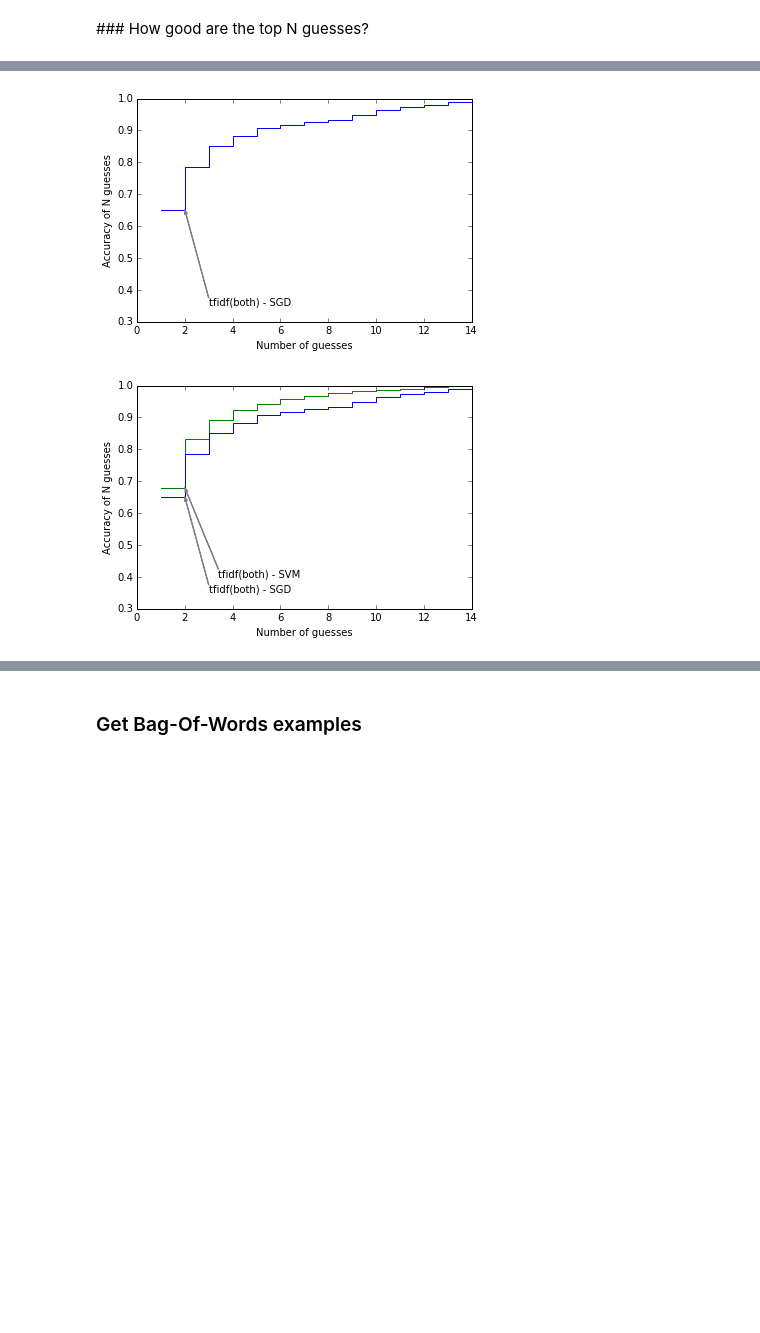
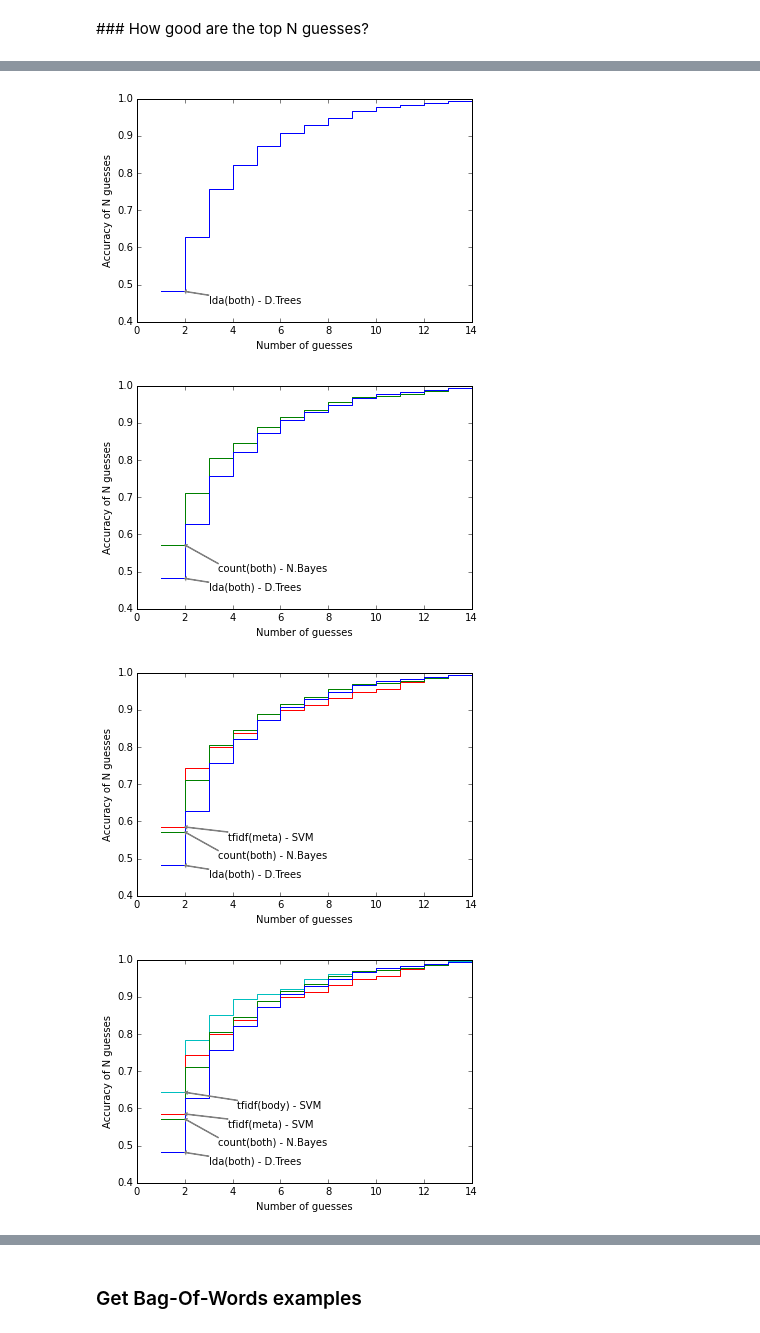
Before and after one commit to comp6028team17/gensim_testing, a Jupyter notebook: pipeline_union.ipynb, the cells around one changed output, grey strips where cells are left out. Drawn from its saved outputs; the diff is of its cells as text; code cells hidden in the pictures; blank space fills up the shorter version.

```diff
--- a/pipeline_union.ipynb
+++ b/pipeline_union.ipynb
@@ -46,9 +49,9 @@ X = zip(list(corpus), list(meta_corpus), merged_corpus)
 # Link topics to URLs
 meta = list(zip(dmoz_data['urls'], dmoz_data['dmoz_categories']))
 # Encode class labels
-classes, top_categories, dmoz_encoder = datastuff.encode_dmoz_categories(dmoz_data['dmoz_categories'])
+classes, top_categories, dmoz_encoder = datastuff.encode_dmoz_categories(dmoz_data['dmoz_categories'], 0)
 
-
+print max(classes)
 
 
 verbosity = 0
@@ -242,18 +274,22 @@ for c in range(14):
 # %%
 X_train, X_test, y_train, y_test, ind_train, ind_test = datastuff.tt_split(X, classes, test_size = 0.25)
 clfs = [
-     pipelines.make_classifier(dictionary, feature='tfidf', classifier = 'svc'),
-     pipelines.make_classifier(dictionary, feature='tfidf', classifier = 'sgd'),
-#     pipelines.make_classifier(dictionary, feature='count', classifier = 'svc'),
-#     pipelines.make_classifier(dictionary, feature='lda', classifier = 'svc'),
-#     pipelines.make_classifier(dictionary, feature='tfidf', classifier = 'trees'),
-#     pipelines.make_classifier(dictionary, feature='count', classifier = 'trees'),
-#     pipelines.make_classifier(dictionary, feature='lda', classifier = 'trees'),
-#     pipelines.make_classifier(dictionary, feature='tfidf', classifier = 'nb'),
-#     pipelines.make_classifier(dictionary, feature='count', classifier = 'nb'),
-#     pipelines.make_classifier(dictionary, feature='lda', classifier = 'nb'),
+    pipelines.make_classifier(dictionary, feature='tfidf', classifier = 'svc'),
+    pipelines.make_classifier(dictionary, feature='tfidf', classifier = 'svc', corp_type='body'),
+    pipelines.make_classifier(dictionary, feature='tfidf', classifier = 'svc', corp_type='meta'),
+
+    pipelines.make_classifier(dictionary, feature='tfidf', classifier = 'sgd'),
+    pipelines.make_classifier(dictionary, feature='count', classifier = 'nb'),
+
+    pipelines.make_classifier(dictionary, feature='lda', classifier = 'trees'),
 ]
 
+
+
+#      pipelines.make_classifier(dictionary, feature='lda', classifier = 'trees'),
+#      pipelines.make_classifier(dictionary, feature='tfidf', classifier = 'nb'),
+#      pipelines.make_classifier(dictionary, feature='count', classifier = 'nb'),
+#      pipelines.make_classifier(dictionary, feature='lda', classifier = 'nb'),
 # clfs = [
 #     pipelines.make_classifier(dictionary, corp_type='body'),
 #     pipelines.make_classifier(dictionary, corp_type='meta'),
@@ -277,25 +317,27 @@ Testing "tfidf(both) - SGD" classifier
 # %%
 colors = ['b','g','r','c','y','k', 'lightsalmon', 'orange', 'orchid']
 
 for i in range(len(clfs)):
     f = plt.figure()
     lines = [
         plt.step(range(1, len(accuracies[j])+1),accuracies[j], c = colors[j], where='post')[0]
         for j in range(i, -1, -1)
     ]
-    plt.ylim((0.3, 1))
+    plt.ylim((0.4, 1))
     plt.xlim(0, len(accuracies[0]))
     plt.ylabel('Accuracy of N guesses')
     plt.xlabel('Number of guesses')
     for a, c, i in zip(accuracies, clfs, range(len(accuracies[0])))[:i+1]:
         tx = 3+i*0.4
-        ty = 0.35 +i*0.05
+        ty = 0.45 +i*0.05
         text = c.name
         props = dict(color='gray', shrink=0.0, frac=0.05, width=0.5, headwidth=3)
         plt.annotate(text, xy = (2, a[0]), xytext=(tx, ty), arrowprops = props)
 
     plt.savefig('classifier-n-guesses_{}.pdf'.format(i+1), bbox_inches='tight')
     plt.show()
 # %% [output]
-[figure, old version]
+[figure, new version]
-[figure, old version]
+[figure, new version]
+[figure, added]
+[figure, added]
```
Also changed, not shown: parts of 17 cells of this notebook, 2 other files.
